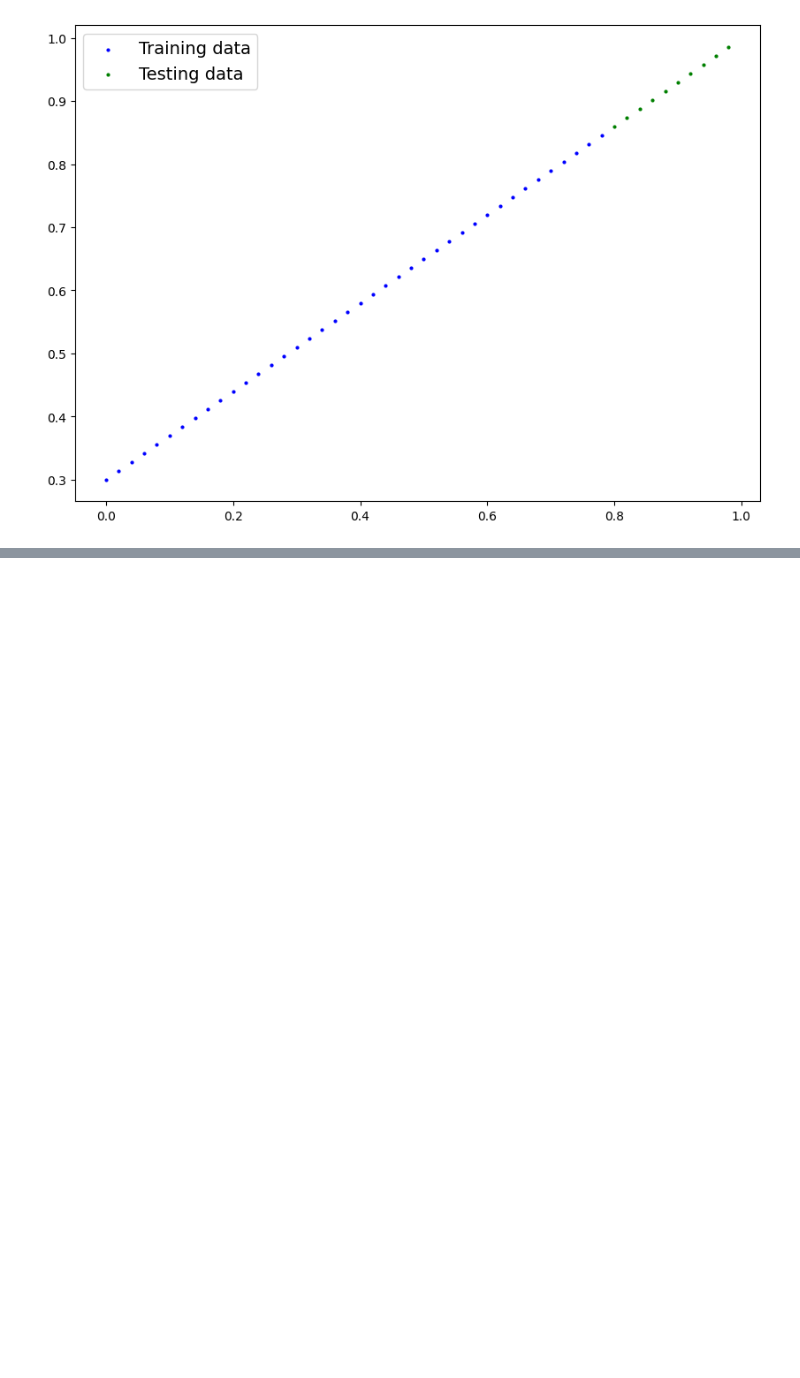
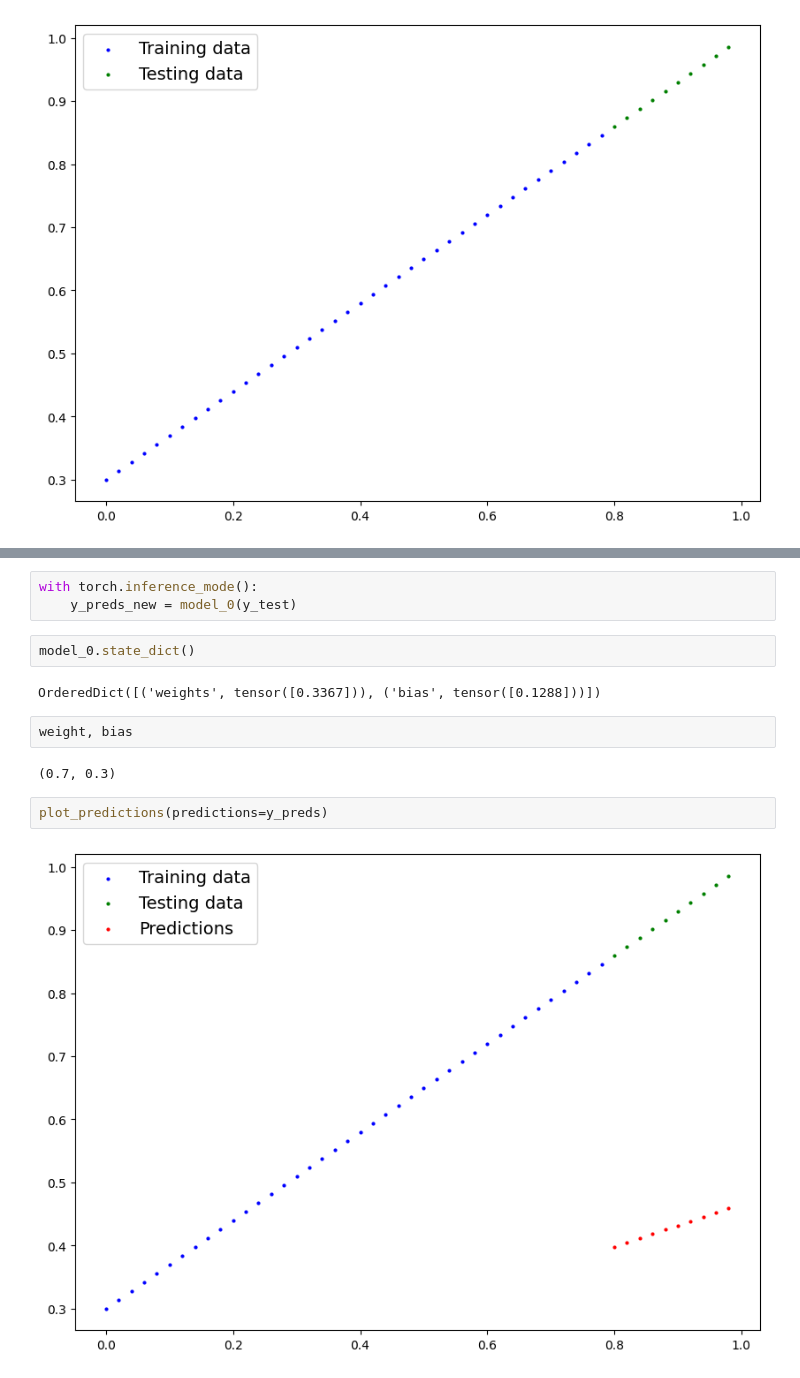
Before and after one commit to EdgardoLuisJimenez/learning-pytorch, a Jupyter notebook: 001_pytorch_workflow.ipynb, the cells around one changed output, grey strips where cells are left out. Cells and saved outputs as stored; diff of their text form; blank space fills up the shorter version.

```diff
--- a/001_pytorch_workflow.ipynb
+++ b/001_pytorch_workflow.ipynb
@@ -102,0 +254,15 @@ plot_predictions()
+# %%
+with torch.inference_mode():
+    y_preds_new = model_0(y_test)
+# %%
+model_0.state_dict()
+# %% [output]
+OrderedDict([('weights', tensor([0.3367])), ('bias', tensor([0.1288]))])
+# %%
+weight, bias
+# %% [output]
+(0.7, 0.3)
+# %%
+plot_predictions(predictions=y_preds)
+# %% [output]
+[figure, added]
```
Also changed, not shown: parts of 17 cells of this notebook, 1 other file.
